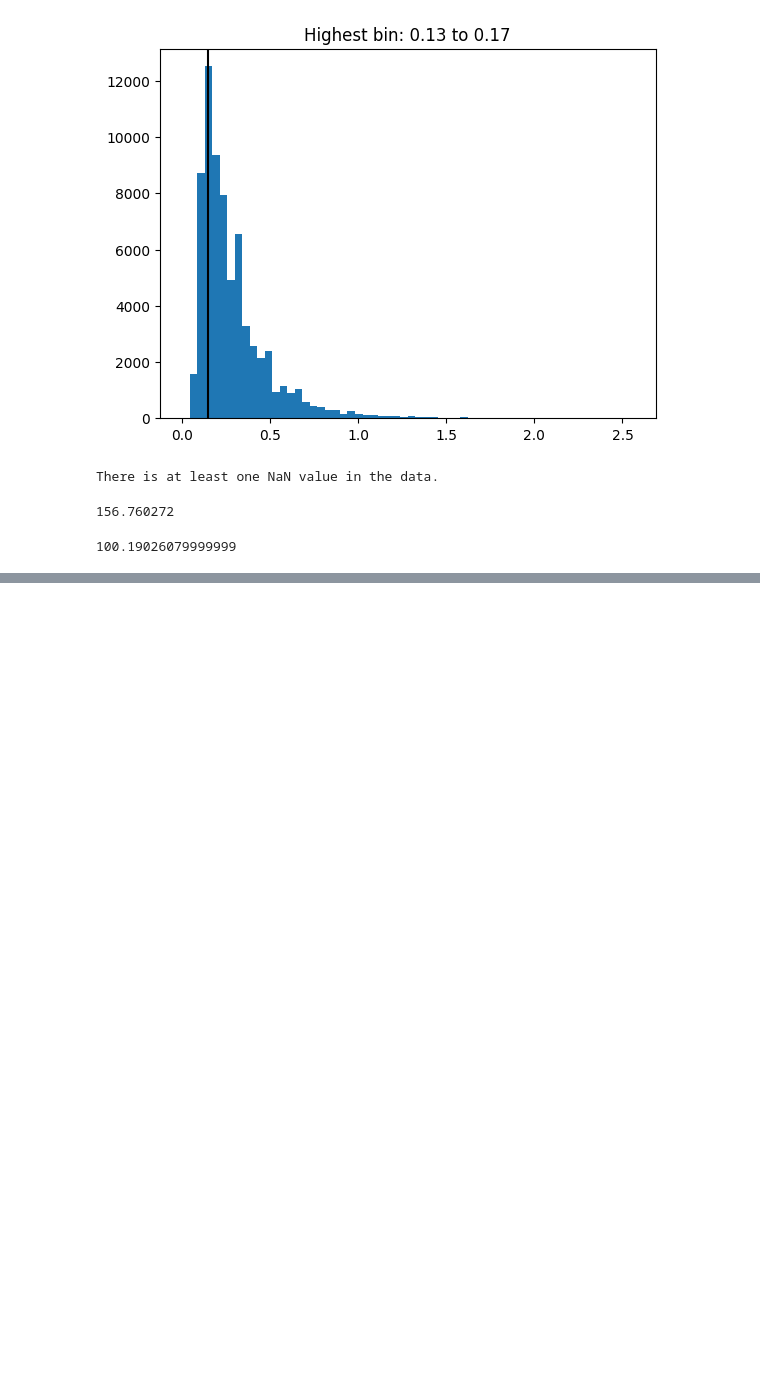
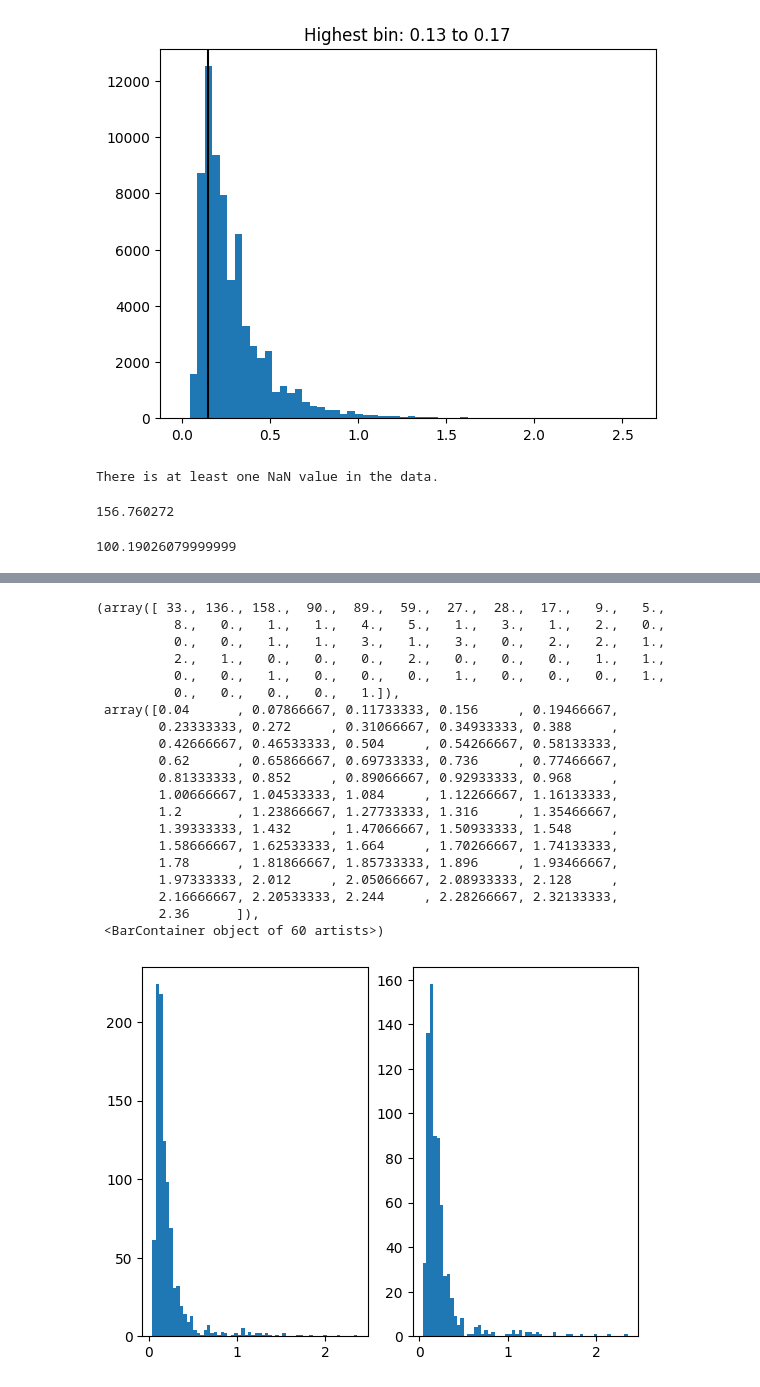
Before and after one commit to nlyu1/muon-lifetime-191-s25, a Jupyter notebook: code/mass_calibration.ipynb, the cells around one changed output, grey strips where cells are left out. Cells and saved outputs as stored; diff of their text form; code cells hidden in the pictures; blank space fills up the shorter version.

```diff
--- a/code/mass_calibration.ipynb
+++ b/code/mass_calibration.ipynb
@@ -85,0 +102,28 @@ There is at least one NaN value in the data.
+# %%
+# filter bellow ten
+fig, ax = plt.subplots(1,2)
+filtered_df = df[df['Lifetime'] < 4]
+ax[0].hist(df['Pulse'], bins = 60)
+ax[1].hist(filtered_df['Pulse'], bins = 60)
+# %% [output]
+(array([ 33., 136., 158.,  90.,  89.,  59.,  27.,  28.,  17.,   9.,   5.,
+          8.,   0.,   1.,   1.,   4.,   5.,   1.,   3.,   1.,   2.,   0.,
+          0.,   0.,   1.,   1.,   3.,   1.,   3.,   0.,   2.,   2.,   1.,
+          2.,   1.,   0.,   0.,   0.,   2.,   0.,   0.,   0.,   1.,   1.,
+          0.,   0.,   1.,   0.,   0.,   0.,   1.,   0.,   0.,   0.,   1.,
+          0.,   0.,   0.,   0.,   1.]),
+ array([0.04      , 0.07866667, 0.11733333, 0.156     , 0.19466667,
+        0.23333333, 0.272     , 0.31066667, 0.34933333, 0.388     ,
+        0.42666667, 0.46533333, 0.504     , 0.54266667, 0.58133333,
+        0.62      , 0.65866667, 0.69733333, 0.736     , 0.77466667,
+        0.81333333, 0.852     , 0.89066667, 0.92933333, 0.968     ,
+        1.00666667, 1.04533333, 1.084     , 1.12266667, 1.16133333,
+        1.2       , 1.23866667, 1.27733333, 1.316     , 1.35466667,
+        1.39333333, 1.432     , 1.47066667, 1.50933333, 1.548     ,
+        1.58666667, 1.62533333, 1.664     , 1.70266667, 1.74133333,
+        1.78      , 1.81866667, 1.85733333, 1.896     , 1.93466667,
+        1.97333333, 2.012     , 2.05066667, 2.08933333, 2.128     ,
+        2.16666667, 2.20533333, 2.244     , 2.28266667, 2.32133333,
+        2.36      ]),
+ <BarContainer object of 60 artists>)
+[figure, added]
```
Also changed, not shown: parts of 3 cells of this notebook, 1 other file.
